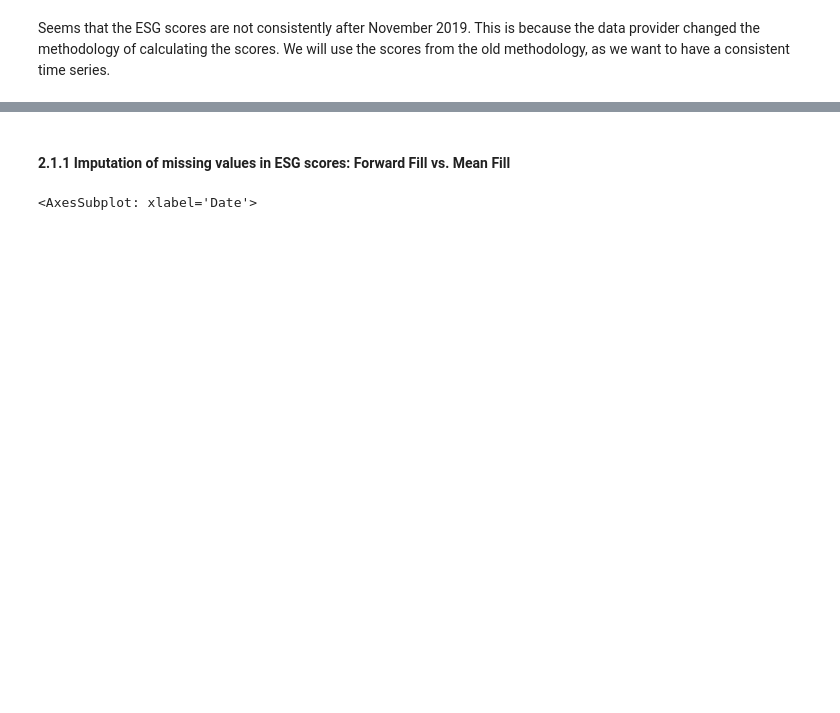
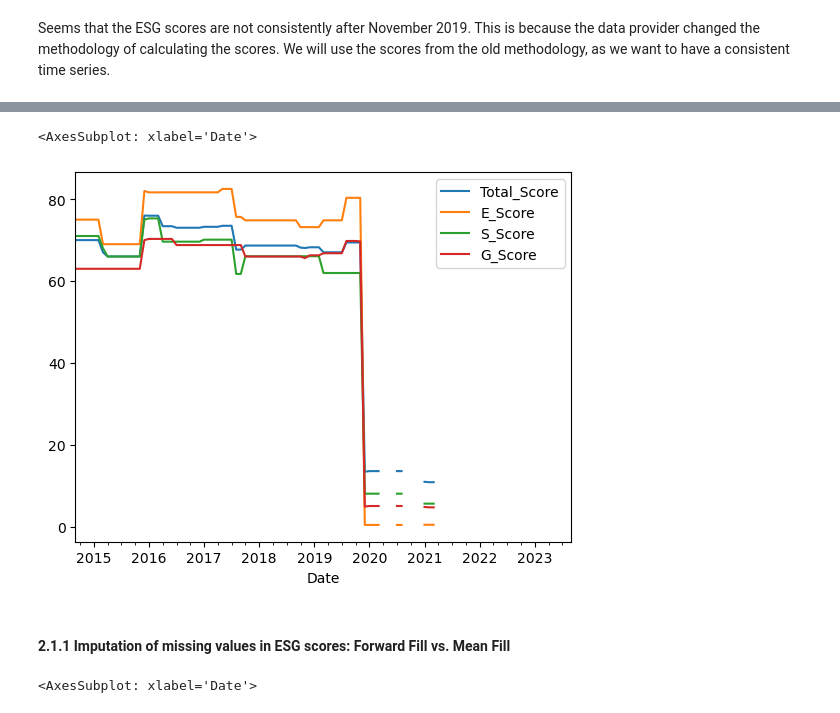
Before and after one commit to zivmi/esg-returns, a Jupyter notebook: notebooks/replication.ipynb, the cells around one changed output, grey strips where cells are left out. Cells and saved outputs as stored; diff of their text form; code cells hidden in the pictures; blank space fills up the shorter version.

```diff
--- a/notebooks/replication.ipynb
+++ b/notebooks/replication.ipynb
@@ -168,3 +189,8 @@ Seems that the ESG scores are not consistently after November 2019. This is beca
+# %%
+agg_esgdata.plot()
+# %% [output]
+<AxesSubplot: xlabel='Date'>
+[figure, added]
 # %% [markdown]
 #### 2.1.1 Imputation of missing values in ESG scores: **Forward Fill vs. Mean Fill**
 # %%
```
Also changed, not shown: parts of 28 cells of this notebook, 1 other file.
